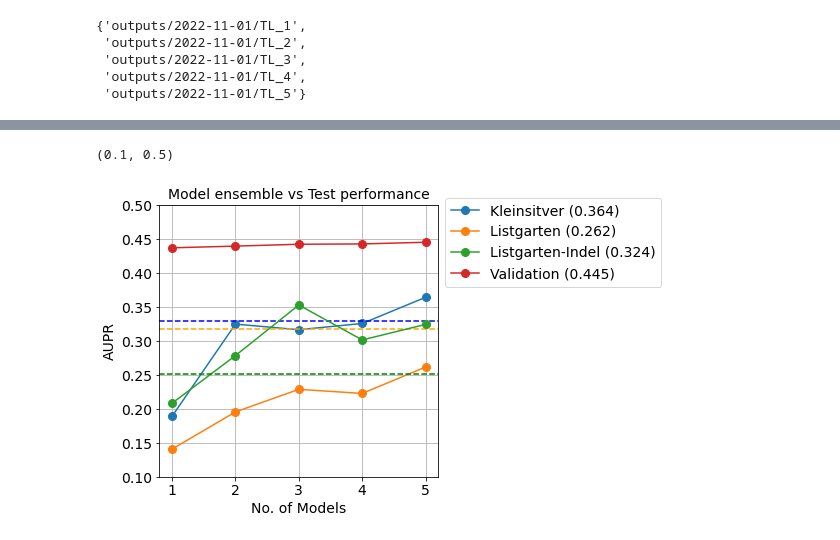
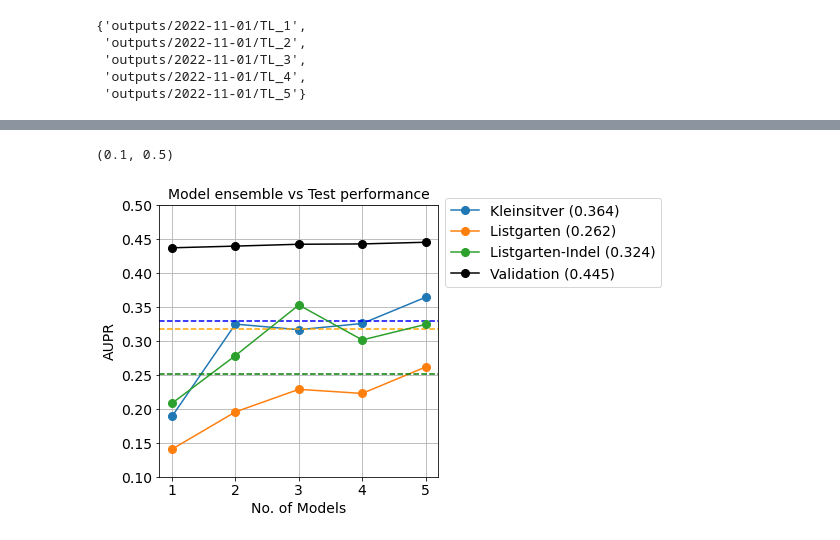
Before and after one commit to zj-zhang/Elektrum, a Jupyter notebook: dev_notebooks/11-TL_model_analysis-Valid_v_Test.ipynb, the cells around one changed output, grey strips where cells are left out. Saved outputs shown, nothing was run; the diff lists cells and outputs as text; code cells hidden in the pictures.

```diff
--- a/dev_notebooks/11-TL_model_analysis-Valid_v_Test.ipynb
+++ b/dev_notebooks/11-TL_model_analysis-Valid_v_Test.ipynb
@@ -265,29 +265,29 @@ incremental_benchmark_df
 # %%
 fig, ax = plt.subplots(1,1, figsize=(5,5))
 ax.grid()
 ax.plot(incremental_benchmark_df['n_models'], incremental_benchmark_df['Kleinsitver'], marker='o',
         label='Kleinsitver (%.3f)' % incremental_benchmark_df.tail(1)['Kleinsitver'])
 ax.axhline(y=0.329, ls='--', color='blue')
 
 ax.plot(incremental_benchmark_df['n_models'], incremental_benchmark_df['Listgarten'], marker='o',
         label='Listgarten (%.3f)' % incremental_benchmark_df.tail(1)['Listgarten'])
 ax.axhline(y=0.317, ls='--', color='orange')
 
 ax.plot(incremental_benchmark_df['n_models'], incremental_benchmark_df['Listgarten_Indel'], marker='o',
         label='Listgarten-Indel (%.3f)' % incremental_benchmark_df.tail(1)['Listgarten_Indel'])
 ax.axhline(y=0.252, ls='--', color='green')
 
 ax.plot(incremental_benchmark_df['n_models'], incremental_benchmark_df['Valid'], marker='o',
-        label='Validation (%.3f)' % incremental_benchmark_df.tail(1)['Valid'])
+        label='Validation (%.3f)' % incremental_benchmark_df.tail(1)['Valid'], c='k')
 
 ax.legend(loc='upper left', bbox_to_anchor=(1, 1.05))
 ax.set_title("Model ensemble vs Test performance")
 ax.set_xlabel('No. of Models')
 ax.set_ylabel('AUPR')
 ax.set_ylim(0.1,0.5)
 # %% [output]
 (0.1, 0.5)
-[figure, old version]
+[figure, new version]
 # %%
 %load_ext watermark
 %watermark -n -u -v -iv -w
```
Also changed, not shown: parts of 7 cells of this notebook, 1 other file.
